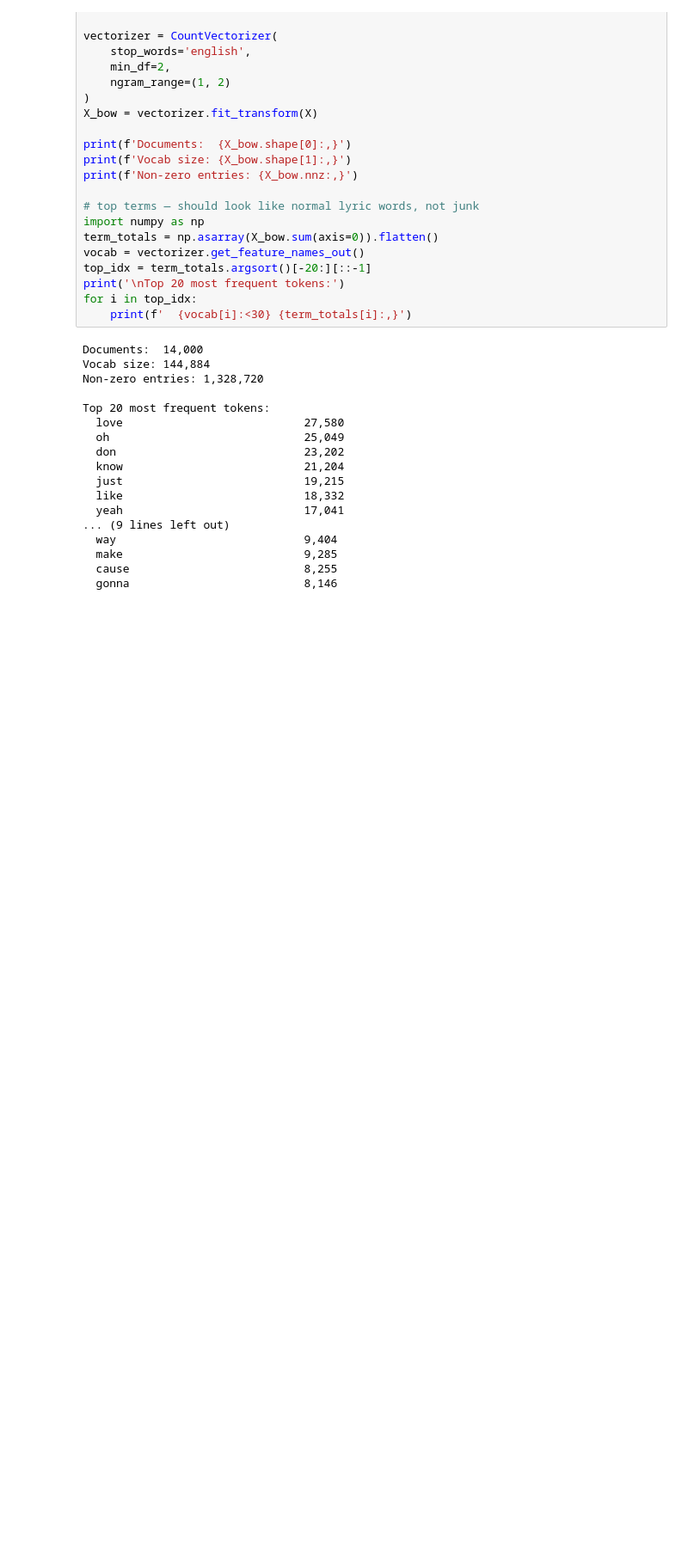
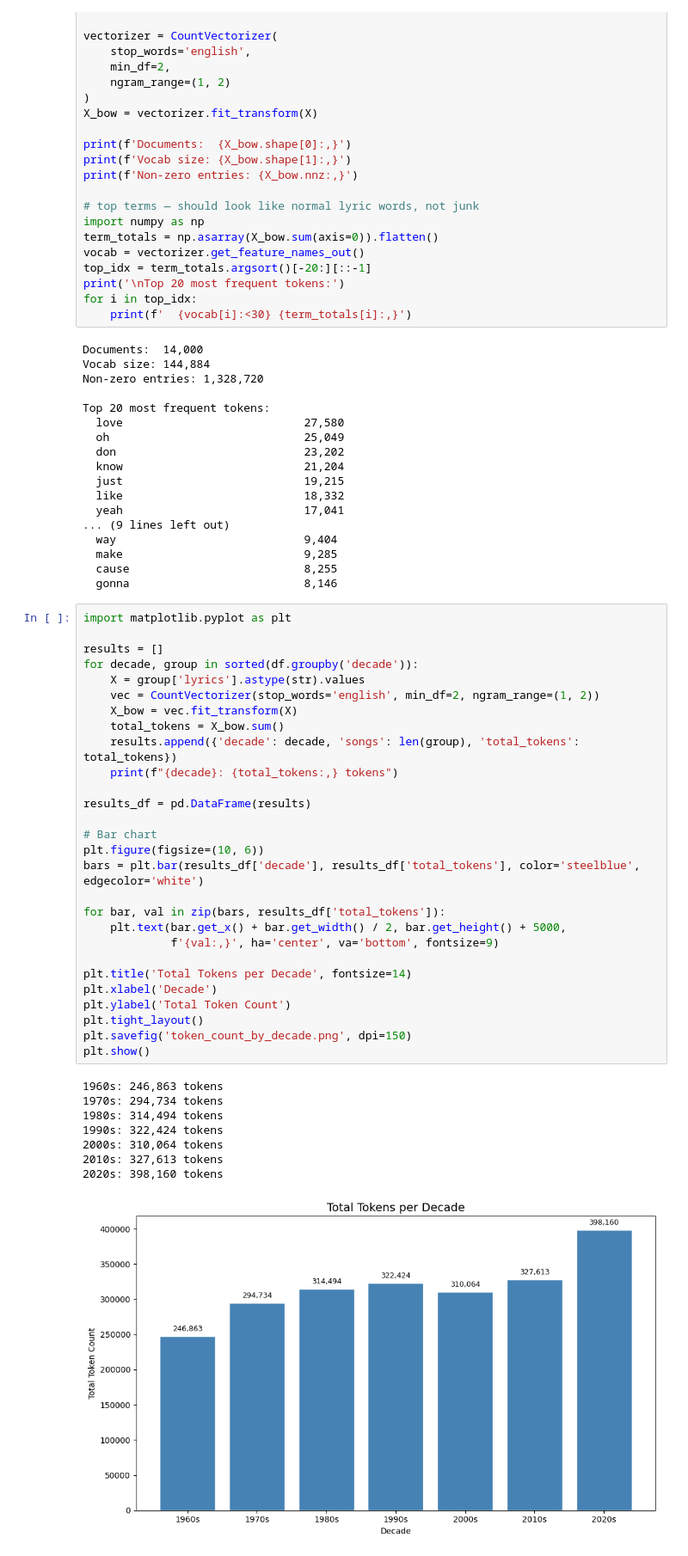
Before and after one commit to nk2417/Song-Hit-Prediction-from-Lyrics, a Jupyter notebook: BoW.ipynb, the cells around one changed output. Shown at 86% size. Saved outputs shown, nothing was run; the diff lists cells and outputs as text; blank space fills up the shorter version.

Commit message:
Updated BoW
Included the vocab size difference by decade

```diff
--- a/BoW.ipynb
+++ b/BoW.ipynb
@@ -325,3 +325,40 @@ Top 20 most frequent tokens:
   make                           9,285
   cause                          8,255
   gonna                          8,146
+# %%
+import matplotlib.pyplot as plt
+
+results = []
+for decade, group in sorted(df.groupby('decade')):
+    X = group['lyrics'].astype(str).values
+    vec = CountVectorizer(stop_words='english', min_df=2, ngram_range=(1, 2))
+    X_bow = vec.fit_transform(X)
+    total_tokens = X_bow.sum()
+    results.append({'decade': decade, 'songs': len(group), 'total_tokens': total_tokens})
+    print(f"{decade}: {total_tokens:,} tokens")
+
+results_df = pd.DataFrame(results)
+
+# Bar chart
+plt.figure(figsize=(10, 6))
+bars = plt.bar(results_df['decade'], results_df['total_tokens'], color='steelblue', edgecolor='white')
+
+for bar, val in zip(bars, results_df['total_tokens']):
+    plt.text(bar.get_x() + bar.get_width() / 2, bar.get_height() + 5000,
+             f'{val:,}', ha='center', va='bottom', fontsize=9)
+
+plt.title('Total Tokens per Decade', fontsize=14)
+plt.xlabel('Decade')
+plt.ylabel('Total Token Count')
+plt.tight_layout()
+plt.savefig('token_count_by_decade.png', dpi=150)
+plt.show()
+# %% [output]
+1960s: 246,863 tokens
+1970s: 294,734 tokens
+1980s: 314,494 tokens
+1990s: 322,424 tokens
+2000s: 310,064 tokens
+2010s: 327,613 tokens
+2020s: 398,160 tokens
+[figure, added]
```
Also changed, not shown: parts of 1 cell of this notebook.
